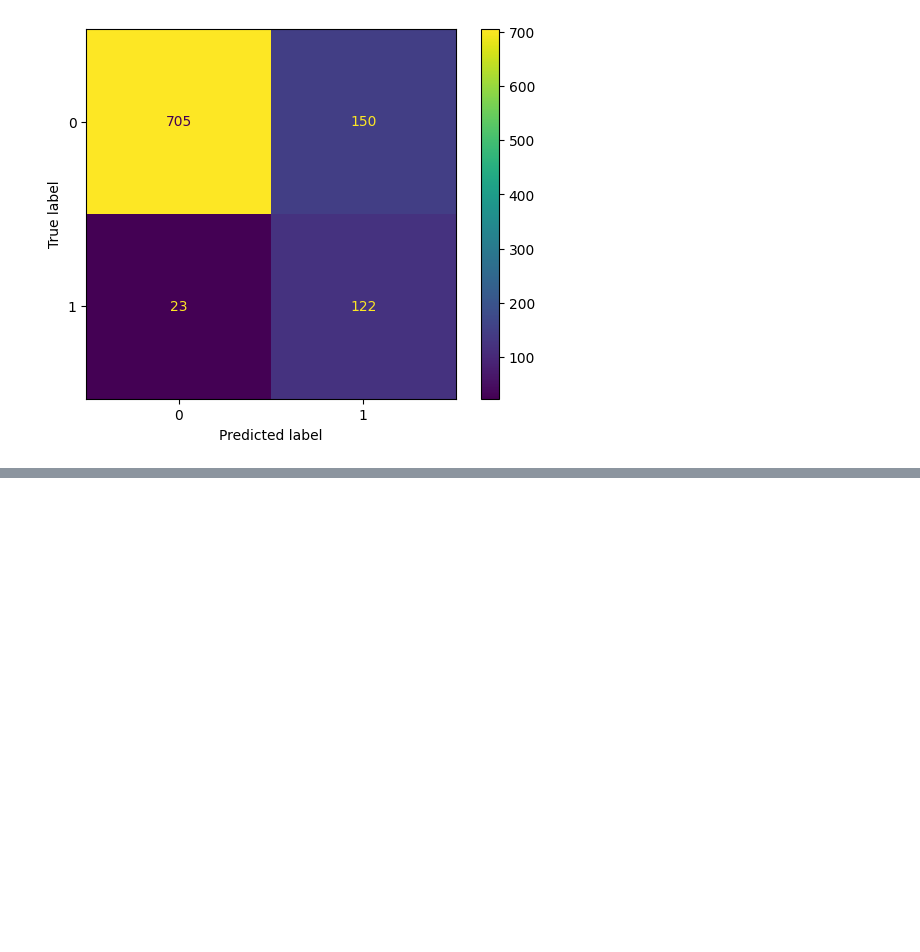
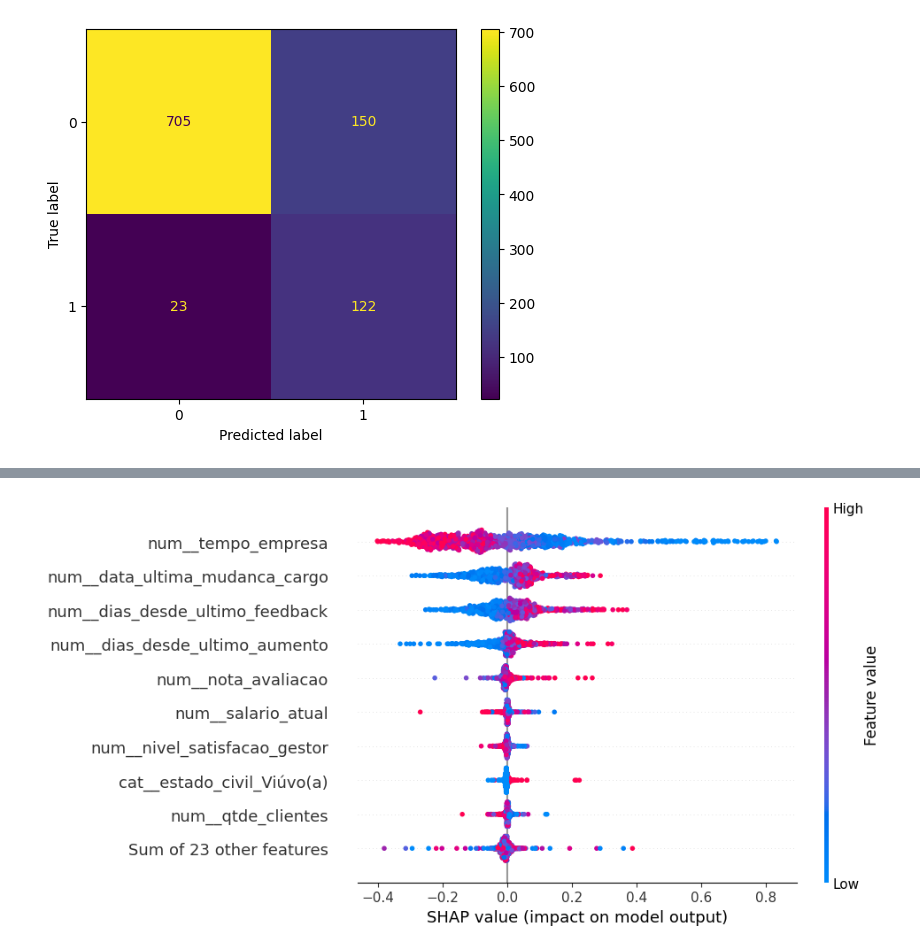
Before and after one commit to MatheusGustavoo/employee_churn, a Jupyter notebook: estudo.ipynb, the cells around one changed output, grey strips where cells are left out. Cells and saved outputs as stored; diff of their text form; code cells hidden in the pictures; blank space fills up the shorter version.

```diff
--- a/estudo.ipynb
+++ b/estudo.ipynb
@@ -577,0 +613,5 @@ ConfusionMatrixDisplay(conf_matrix).plot()
+# %%
+# plot de Beeswarm global
+shap.plots.beeswarm(shap_values_class, max_display=10)
+# %% [output]
+[figure, added]
```
Also changed, not shown: parts of 13 cells of this notebook.
